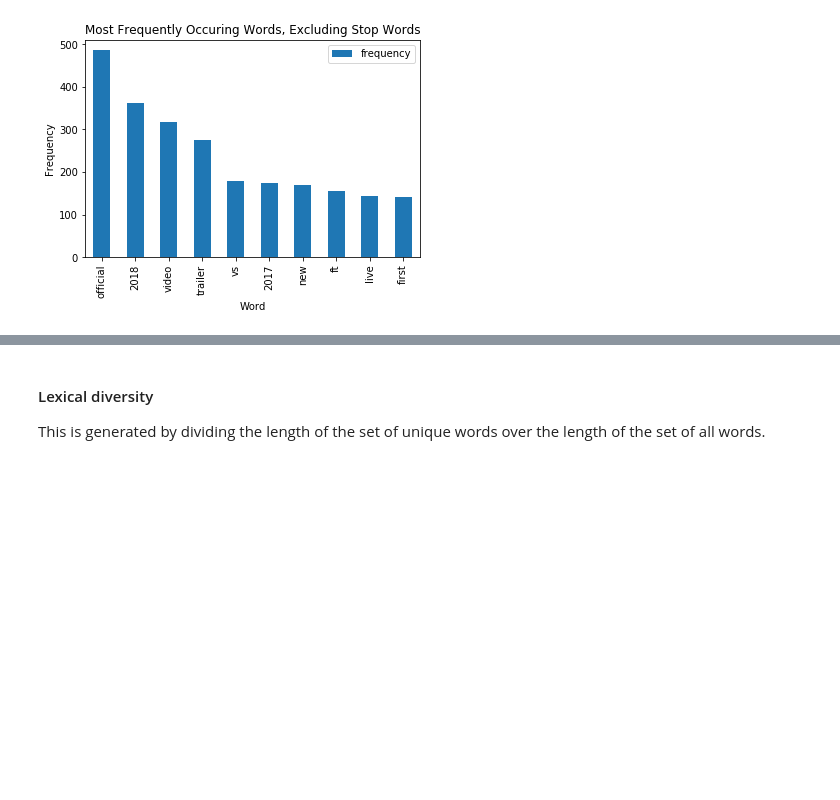
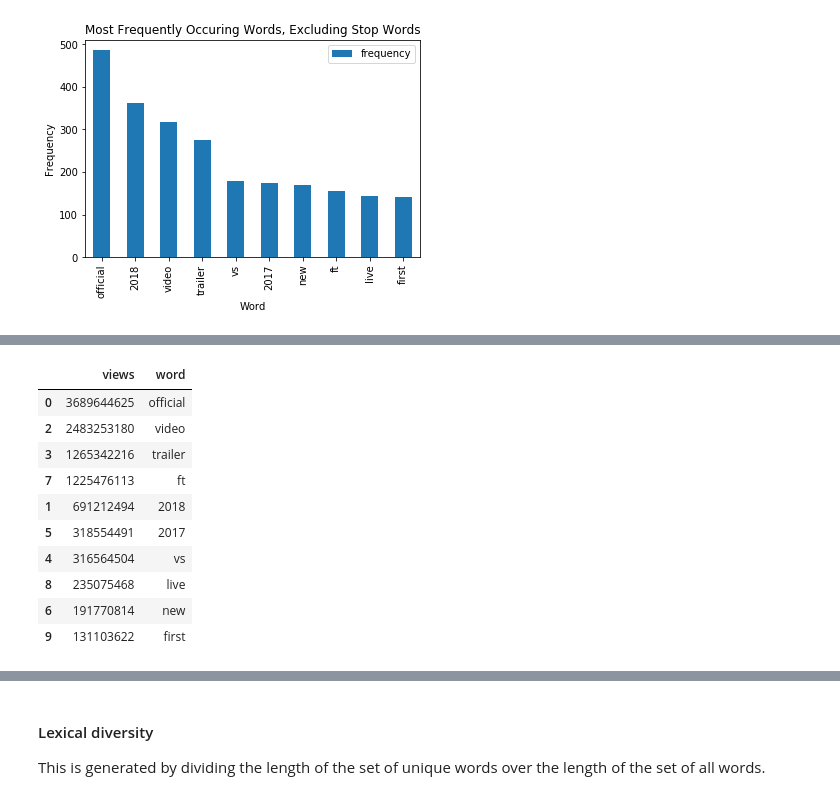
Before and after one commit to epiphannie/youtube_title_analysis, a Jupyter notebook: youtube_titles_experiment.ipynb, the cells around one changed output, grey strips where cells are left out. Drawn from its saved outputs; the diff is of its cells as text; code cells hidden in the pictures; blank space fills up the shorter version.

```diff
--- a/youtube_titles_experiment.ipynb
+++ b/youtube_titles_experiment.ipynb
@@ -553,0 +560,54 @@ plt.show()
+# %%
+def get_hits(word):
+    fetch_statement_video = "SELECT video_id FROM videos WHERE title LIKE '%{}%'".format(word)
+    videos = run_sql_fetchall(fetch_statement_video)
+
+    video_id_list = []
+
+    for item in videos:
+        video_id_list.append(item[0])
+
+    total_views = 0
+
+    for id in video_id_list:
+        fetch_statement_max_date = """
+            SELECT video_id, max(trending_date)
+            FROM time
+            GROUP BY video_id
+            HAVING video_id = '{}'""".format(id)
+        date = run_sql_fetchall(fetch_statement_max_date)
+
+        video_id = date[0][0]
+        max_date = date[0][1]
+
+        fetch_statement_views = "SELECT views FROM time WHERE video_id = '{}' AND trending_date = '{}'".format(video_id, max_date)
+        views = run_sql_fetchall(fetch_statement_views)
+        total_views += views[0][0]
+
+    return total_views
+# %%
+hits_dict_list = []
+
+for word in labels_list_words:
+    hits_dict_entry = {}
+    hits_dict_entry['word'] = word
+    hits_dict_entry['views'] = get_hits(word)
+    hits_dict_list.append(hits_dict_entry)
+
+df_top_10_views = pd.DataFrame(hits_dict_list)
+
+df_top_10_sorted = df_top_10_views.sort_values('views', 0, False)
+
+df_top_10_sorted
+# %% [output]
+|  | views | word |
+| 0 | 3689644625 | official |
+| 2 | 2483253180 | video |
+| 3 | 1265342216 | trailer |
+| 7 | 1225476113 | ft |
+| 1 | 691212494 | 2018 |
+| 5 | 318554491 | 2017 |
+| 4 | 316564504 | vs |
+| 8 | 235075468 | live |
+| 6 | 191770814 | new |
+| 9 | 131103622 | first |
```
Also changed, not shown: parts of 11 cells of this notebook, 1 other file.
